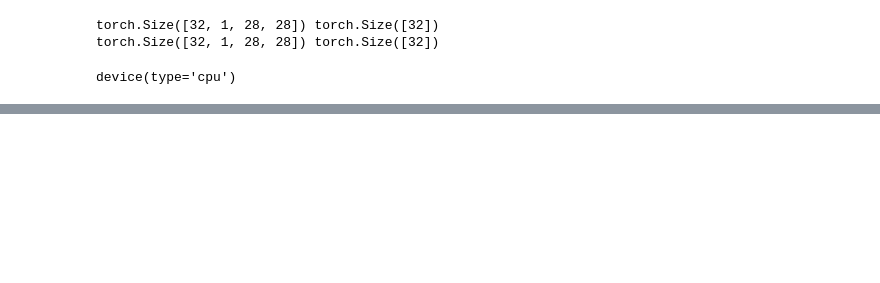
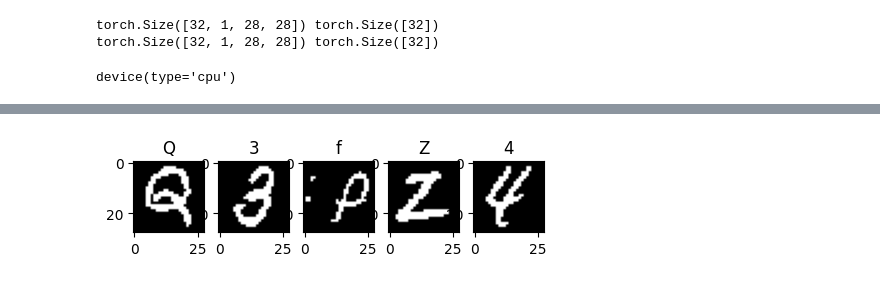
Before and after one commit to mohitpg/SimpleTextExtractor, a Jupyter notebook: model.ipynb, the cells around one changed output, grey strips where cells are left out. Drawn from its saved outputs; the diff is of its cells as text; code cells hidden in the pictures; blank space fills up the shorter version.

Commit message:
Saved Model

```diff
--- a/model.ipynb
+++ b/model.ipynb
@@ -157,7 +155,7 @@ class ICR(nn.Module):
             nn.ReLU(),
             nn.Flatten(),
             nn.Linear(64*6*6,512),
-            nn.Dropout(0.4),
+            nn.Dropout(0.5),
             nn.Linear(512,47)
         )
     def forward(self,X):
@@ -186,3 +180,7 @@ ICR(
 # %%
 criterion=nn.CrossEntropyLoss()
 optimizer=torch.optim.Adam(model.parameters())
+def accuracy_fn(y_true, y_pred):
+    correct = torch.eq(y_true, y_pred).sum().item()
+    acc = (correct / len(y_pred)) * 100
+    return acc
@@ -189,13 +189,10 @@ optimizer=torch.optim.Adam(model.parameters())
 # %%
 def train_batch(model,criterion,optimizer,train_loader,test_loader,epochs):
-    temp=[]
     for it in range(epochs):
         print(f"Epoch: {it}\n-------")
         train_loss=0
         model.train()
         for X,y in train_loader:
-            if(np.isnan(X.numpy()).any()):
-              continue
             y = torch.as_tensor(y, dtype=torch.long)
             X,y = X.to(device),y.to(device)
             optimizer.zero_grad()
@@ -206,18 +203,19 @@ def train_batch(model,criterion,optimizer,train_loader,test_loader,epochs):
             optimizer.step()
         train_loss/=len(train_loader)
         test_loss=0
+        test_acc=0
         model.eval()
         with torch.inference_mode():
             for X,y in test_loader:
-                if(np.isnan(X.numpy()).any()):
-                  continue
                 y = torch.as_tensor(y, dtype=torch.long)
                 X,y = X.to(device),y.to(device)
                 y_pred=model(X)
                 loss=criterion(y_pred,y)
                 test_loss+=loss
+                test_acc += accuracy_fn(y_true=y, y_pred=y_pred.argmax(dim=1))
             test_loss/=len(test_loader)
+            test_acc/=len(test_loader)
 
-        print(f"\nTrain loss: {train_loss:.5f} | Test loss: {test_loss:.5f}\n")
+        print(f"\nTrain loss: {train_loss:.5f} | Test loss: {test_loss:.5f}, Test acc: {test_acc:.2f}%\n")
 # %%
-train_batch(model,criterion,optimizer,train_dataloader,test_dataloader,15)
+train_batch(model,criterion,optimizer,train_dataloader,test_dataloader,10)
@@ -223,0 +240,20 @@ train_batch(model,criterion,optimizer,train_dataloader,test_dataloader,15)
+# %%
+
+
+model.eval()
+def predict_image(img, model):
+    xb = img.unsqueeze(0)
+    yb = model(xb)
+    _, preds  = torch.max(yb, dim=1)
+    return preds[0].item()
+random_img= torch.randint(1, 46, (7,))
+for i in range(1,6):
+  plt.subplot(1, 6, i)
+  sample_image = X_train[random_img[i]]
+  l_pred=predict_image(sample_image,model)
+  plt.imshow(sample_image.numpy().reshape(28,28),cmap=plt.cm.gray)
+  plt.title(label_dictionary[l_pred])
+
+plt.show()
+# %% [output]
+[figure, added]
```
Also changed, not shown: parts of 15 cells of this notebook, 1 other file.
